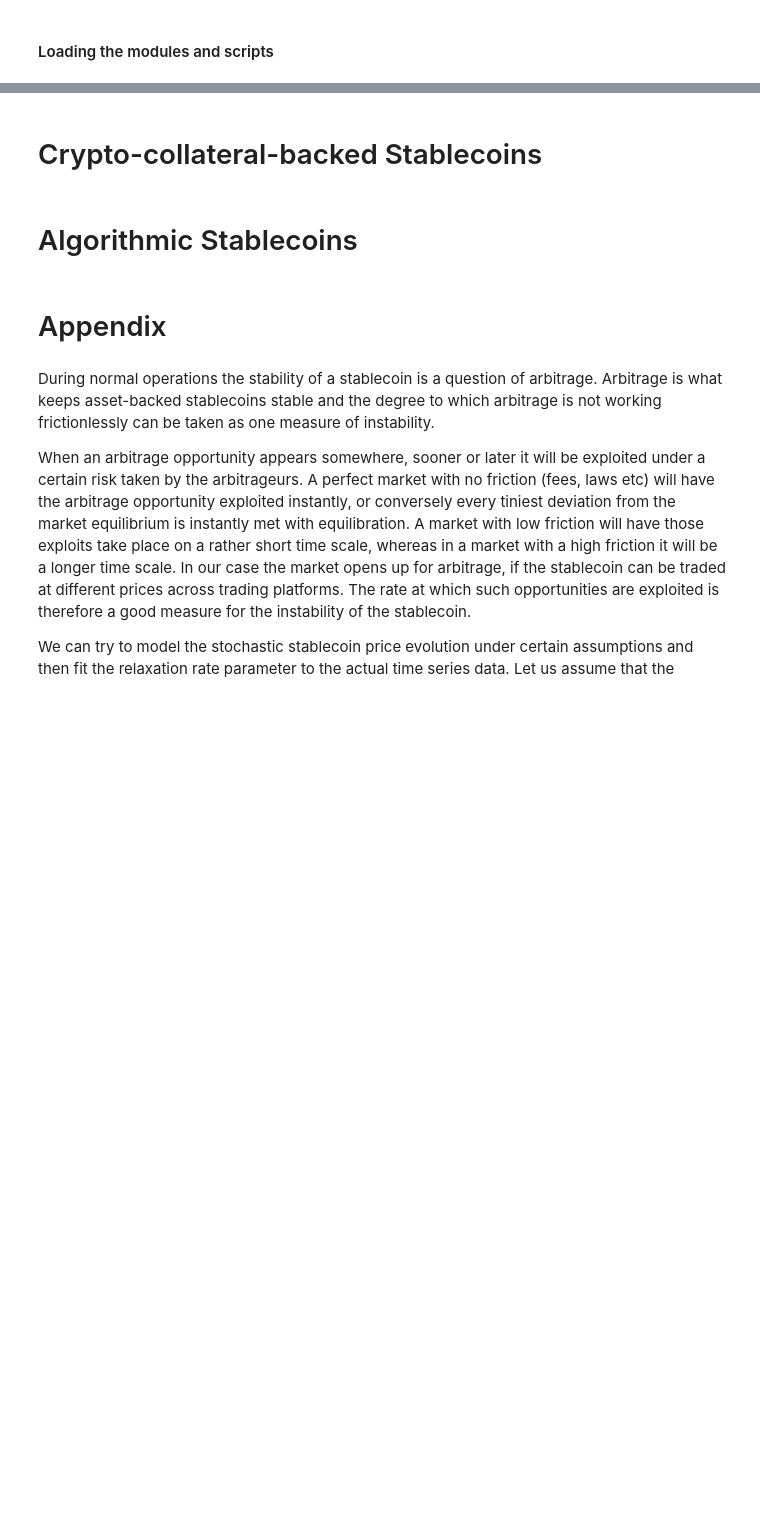
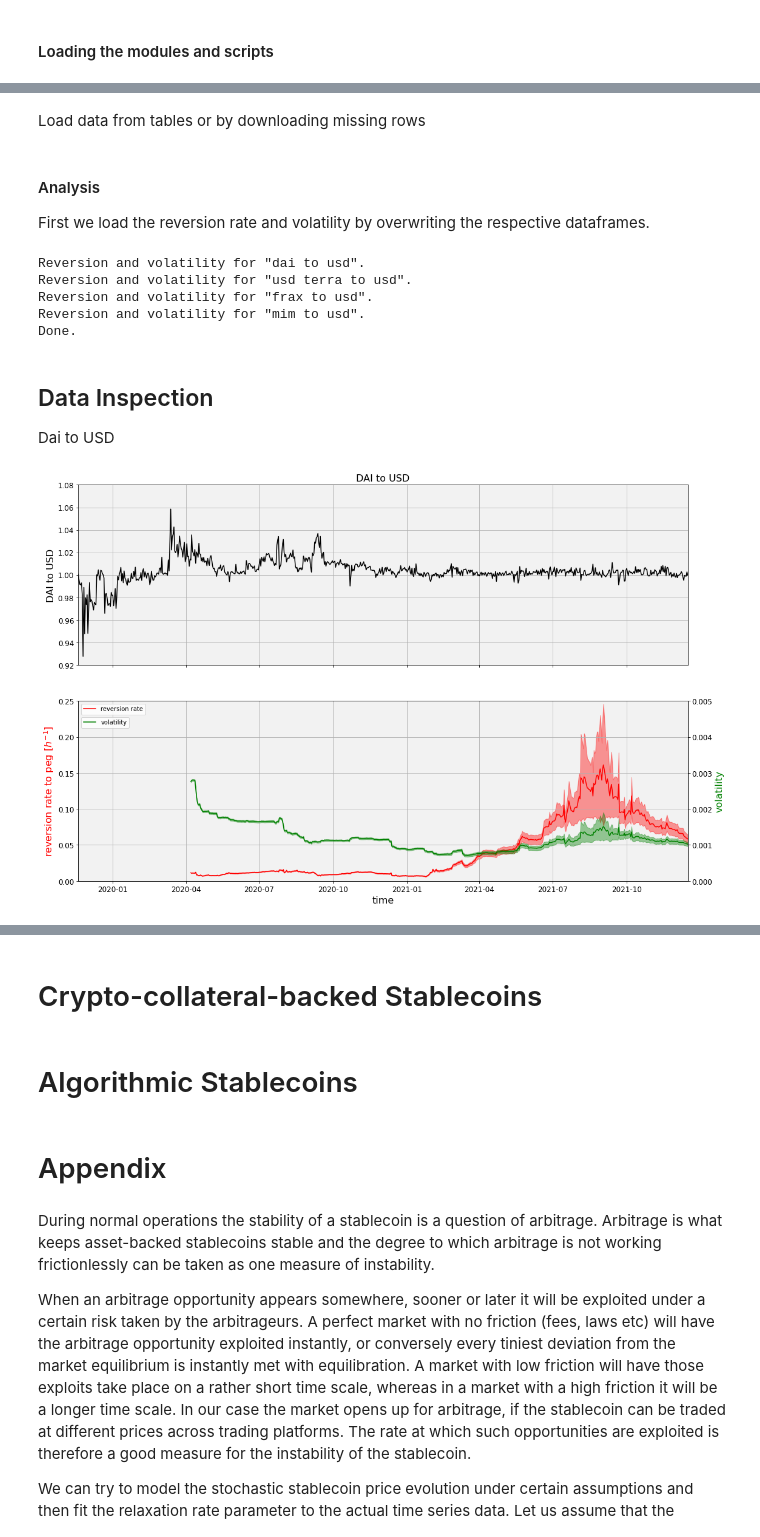
Before and after one commit to popcorndao/stablecoin-metrics, a Jupyter notebook: notebooks/Stablecoin_Risks.ipynb, the cells around one changed output, grey strips where cells are left out. Drawn from its saved outputs; the diff is of its cells as text; code cells hidden in the pictures; blank space fills up the shorter version.

Commit message:
added a basic analysis of four prominent stable coins

```diff
--- a/notebooks/Stablecoin_Risks.ipynb
+++ b/notebooks/Stablecoin_Risks.ipynb
@@ -28,0 +32,49 @@ from acquisition import Acquisition as Akw
+# %%
+# common keywords
+basic_kwargs = dict(granularity='days')
+
+# required for data acquisition
+acquisition_kwargs = dict(**basic_kwargs,
+                          datetime_from=dt(year=2019, month=9, day=10),
+                          datetime_till=dt.now(),
+                          downloadIfMissing=True,
+                          includeOffPeg=True)
+# required for the estimation of the reversion rate
+reversion_kwargs = dict(**basic_kwargs, windowSize=140, minDataPoints=100, sampleError=0.0001)
+# %% [markdown]
+Load data from tables or by downloading missing rows
+# %%
+daiusd = acquireDataFrame(whichData="cg_dai_usd", **acquisition_kwargs)
+ustusd = acquireDataFrame(whichData="cg_ust_usd", **acquisition_kwargs)
+usdtusd = acquireDataFrame(whichData="cg_usdt_usd", **acquisition_kwargs)
+fraxusd = acquireDataFrame(whichData="cg_frax_usd", **acquisition_kwargs)
+mimusd = acquireDataFrame(whichData="cg_mim_usd", **acquisition_kwargs)
+# %% [markdown]
+#### Analysis
+
+First we load the reversion rate and volatility by overwriting the respective dataframes.
+# %%
+print('Reversion and volatility for "dai to usd".')
+daiusd = addReversionAndVolatility(daiusd, **reversion_kwargs).copy()
+print('Reversion and volatility for "usd terra to usd".')
+ustusd = addReversionAndVolatility(ustusd, **reversion_kwargs).copy()
+print('Reversion and volatility for "frax to usd".')
+fraxusd = addReversionAndVolatility(fraxusd, **reversion_kwargs).copy()
+print('Reversion and volatility for "mim to usd".')
+mimusd = addReversionAndVolatility(mimusd, **reversion_kwargs).copy()
+print('Done.')
+# %% [output]
+Reversion and volatility for "dai to usd".
+Reversion and volatility for "usd terra to usd".
+Reversion and volatility for "frax to usd".
+Reversion and volatility for "mim to usd".
+Done.
+# %% [markdown]
+## Data Inspection
+
+Dai to USD
+# %%
+fig, axes, secax = createBasicAnalysisPlot(df=daiusd, title="DAI to USD", price_dev=0.08)
+plt.show()
+# %% [output]
+[figure, added]
```
Also changed, not shown: parts of 12 cells of this notebook.
